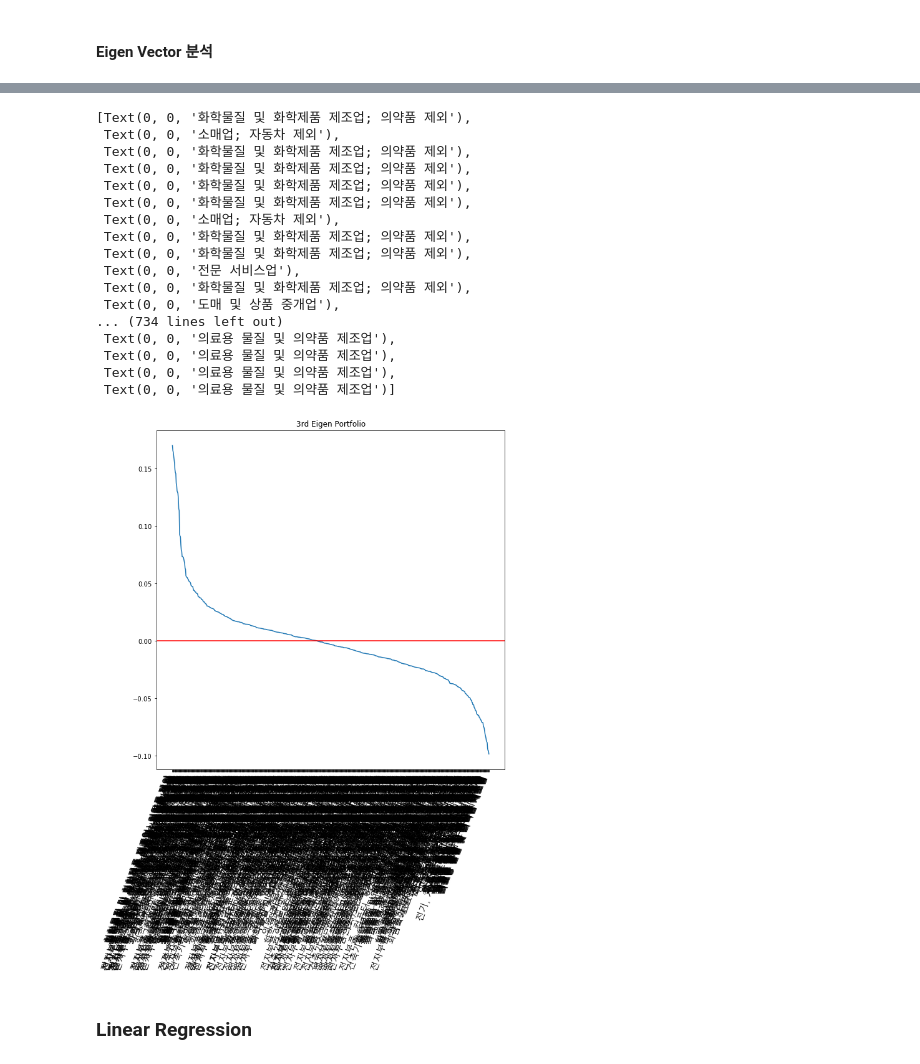
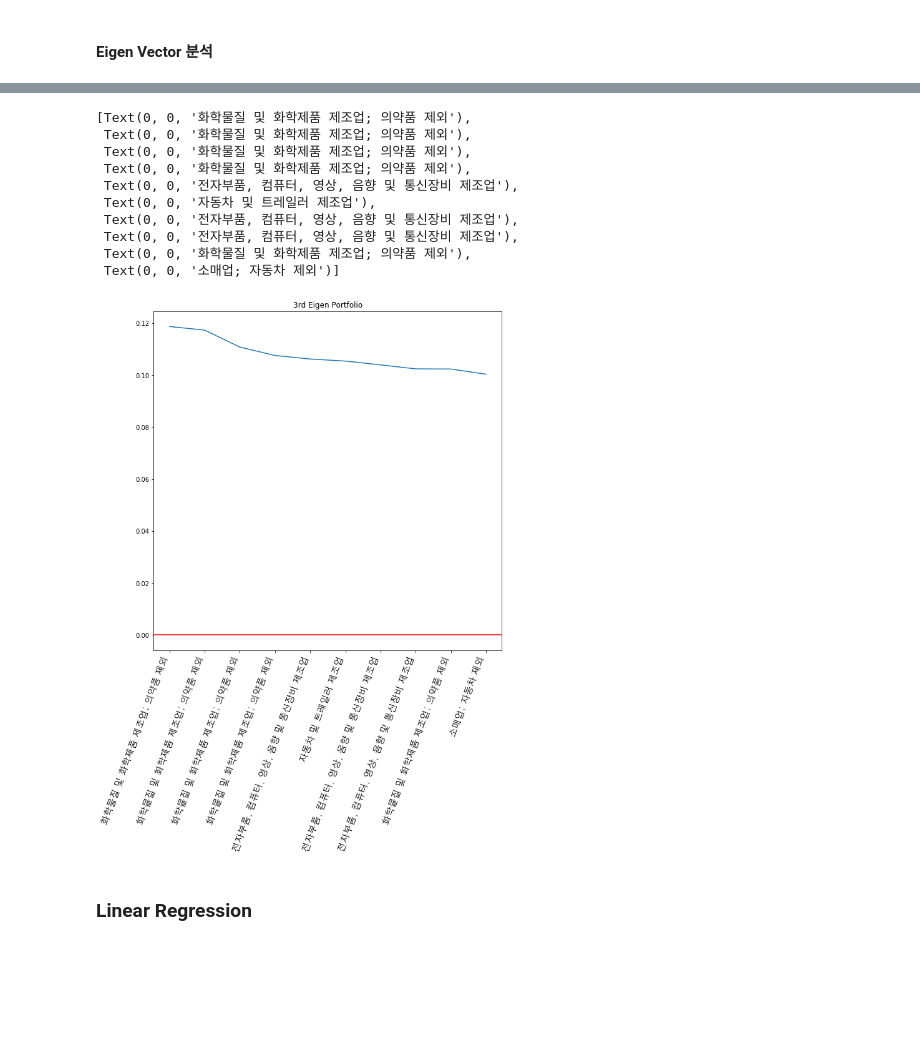
Before and after one commit to cocobolla/Thesis_paper, a Jupyter notebook: PCA_Pairs_Trading.ipynb, the cells around one changed output, grey strips where cells are left out. Saved outputs shown, nothing was run; the diff lists cells and outputs as text; code cells hidden in the pictures; blank space fills up the shorter version.

```diff
--- a/PCA_Pairs_Trading.ipynb
+++ b/PCA_Pairs_Trading.ipynb
@@ -51,8 +51,9 @@ sector_df
 5 rows × 777 columns
 # %%
 df = pd.read_pickle("./kse_18_20.pkl")
-end_date = datetime.datetime(2019, 7, 1)
-df = df.loc[df.index<end_date, :]
+end_date = datetime.datetime(2018, 12, 31)
+target_date = df.index < end_date
+df = df.loc[target_date, :]
 df
 # %% [output]
 | Item | 수정주가(원) |  |  |  |  |  |  |  |  |  | ... | ... |
@@ -324,47 +325,45 @@ df_eig_loading
 # %%
 import matplotlib
 from matplotlib.font_manager import FontProperties
 %matplotlib inline
 
 # matplotlib.rc('font', family='HYsanB')
 
 font_path = 'C:/Windows/Fonts/H2GTRM.TTF'
 fontprop = FontProperties(fname=font_path, size=15)
 n_th = 5
 df_eig_loading = df_eig_loading.sort_values(by=[n_th], ascending=False)
 
 f, ax = plt.subplots(1,1, figsize=(10,10))
-x = df_eig_loading.index[:]
-y = df_eig_loading[n_th][:]
+# x = df_eig_loading.index[:]
+# y = df_eig_loading[n_th][:]
 
+# Long Top 10 Portfolio
+x = df_eig_loading.index[:10]
+y = df_eig_loading[n_th][:10]
+
+# Short Top 10 Portfolio
 # x = df_eig_loading.index[-10:]
 # y = df_eig_loading[n_th][-10:]
 
 xx = list(sector_df.loc['중분류', x])
 
 ax.set_title('3rd Eigen Portfolio')
 ax.plot(x, y)
 ax.axhline(0, color='r')
 ax.set_xticklabels(xx, rotation=70, ha='right', fontproperties=fontprop)
 # %% [output]
 [Text(0, 0, '화학물질 및 화학제품 제조업; 의약품 제외'),
- Text(0, 0, '소매업; 자동차 제외'),
  Text(0, 0, '화학물질 및 화학제품 제조업; 의약품 제외'),
  Text(0, 0, '화학물질 및 화학제품 제조업; 의약품 제외'),
  Text(0, 0, '화학물질 및 화학제품 제조업; 의약품 제외'),
+ Text(0, 0, '전자부품, 컴퓨터, 영상, 음향 및 통신장비 제조업'),
+ Text(0, 0, '자동차 및 트레일러 제조업'),
+ Text(0, 0, '전자부품, 컴퓨터, 영상, 음향 및 통신장비 제조업'),
+ Text(0, 0, '전자부품, 컴퓨터, 영상, 음향 및 통신장비 제조업'),
  Text(0, 0, '화학물질 및 화학제품 제조업; 의약품 제외'),
- Text(0, 0, '소매업; 자동차 제외'),
- Text(0, 0, '화학물질 및 화학제품 제조업; 의약품 제외'),
- Text(0, 0, '화학물질 및 화학제품 제조업; 의약품 제외'),
- Text(0, 0, '전문 서비스업'),
- Text(0, 0, '화학물질 및 화학제품 제조업; 의약품 제외'),
- Text(0, 0, '도매 및 상품 중개업'),
-... (734 lines left out)
- Text(0, 0, '의료용 물질 및 의약품 제조업'),
- Text(0, 0, '의료용 물질 및 의약품 제조업'),
- Text(0, 0, '의료용 물질 및 의약품 제조업'),
- Text(0, 0, '의료용 물질 및 의약품 제조업')]
+ Text(0, 0, '소매업; 자동차 제외')]
-[figure, old version]
+[figure, new version]
 # %% [markdown]
 ### Linear Regression
 # %% [markdown]
```
Also changed, not shown: parts of 71 cells of this notebook.
